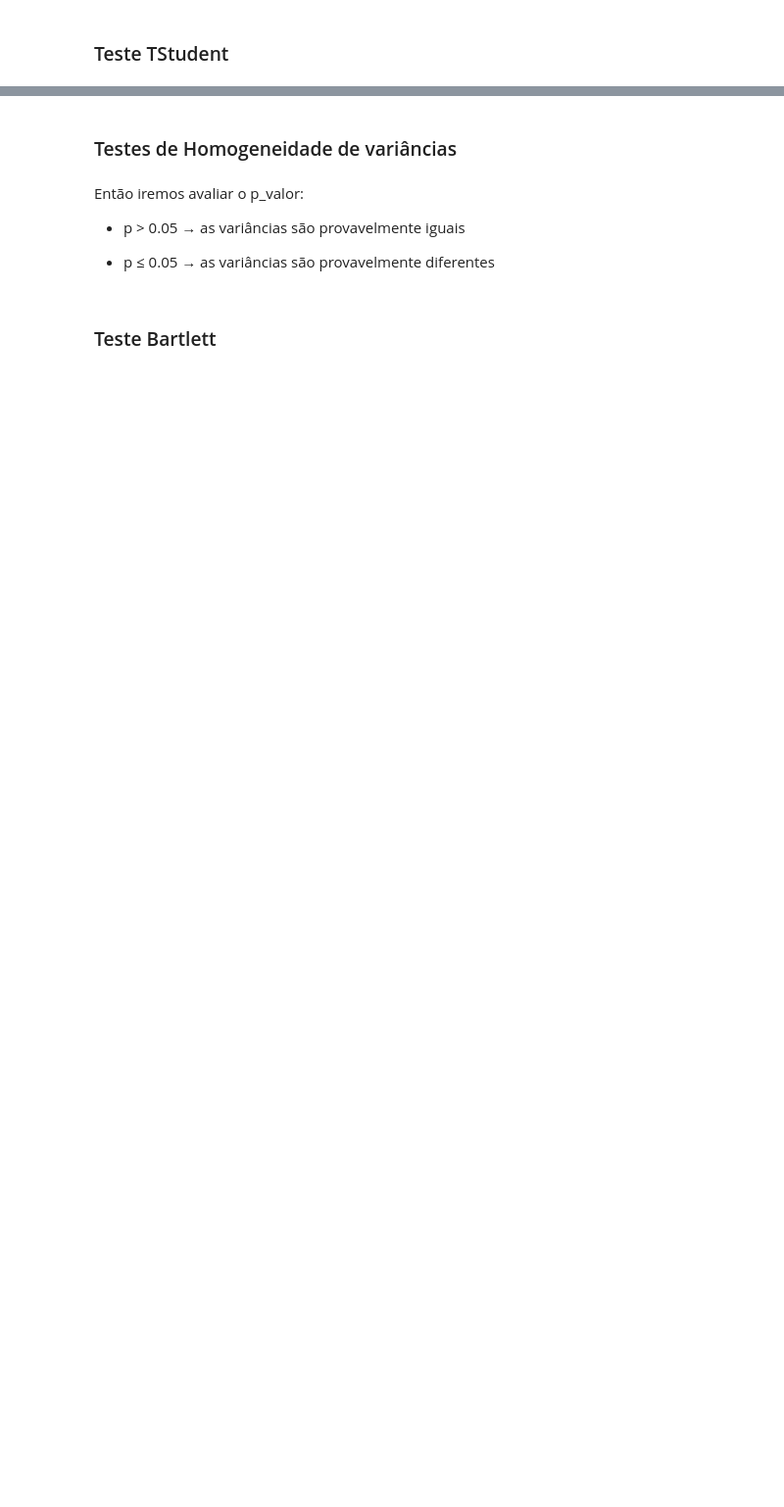
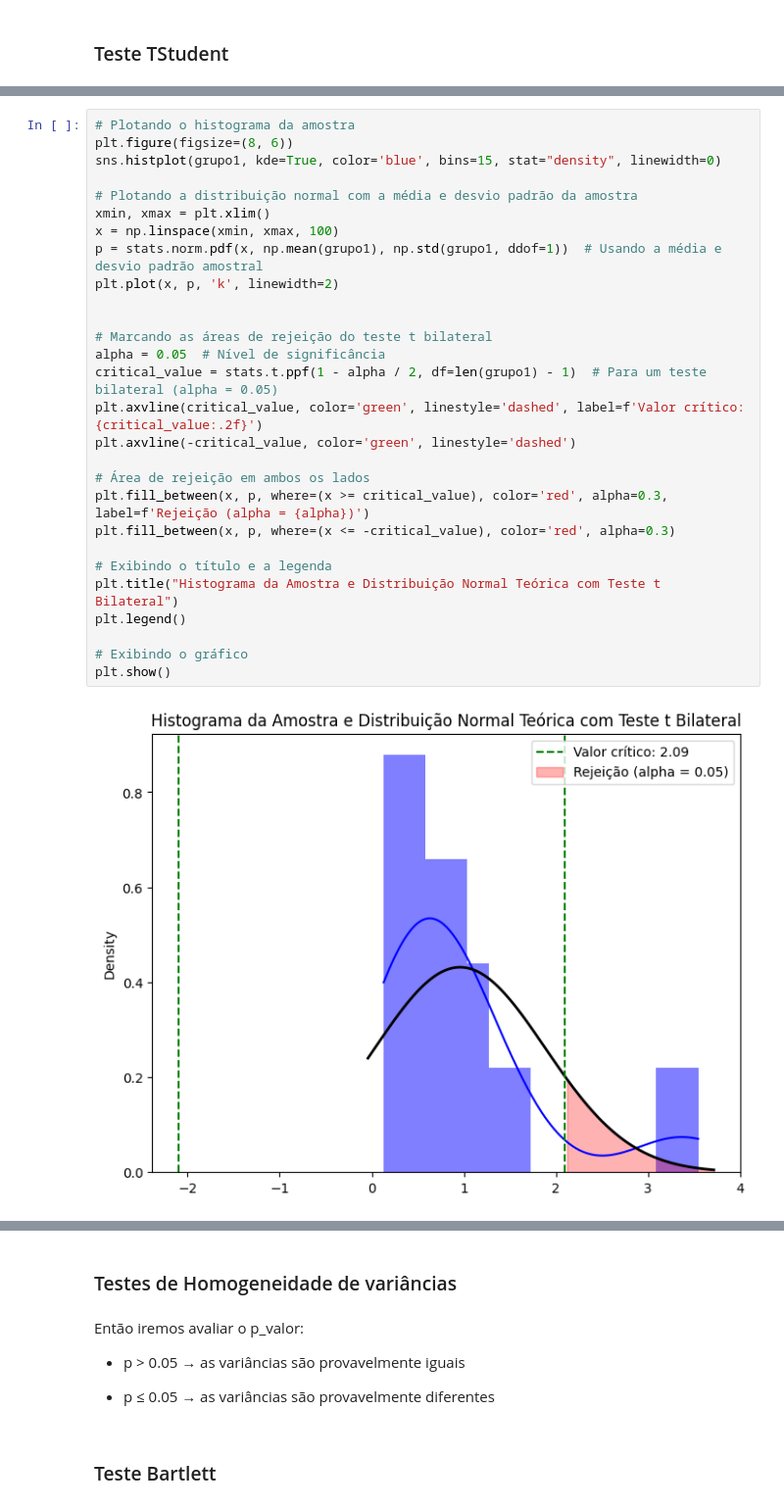
Before and after one commit to carlimmsantos/INFERENCIA_ESTATISTICA, a Jupyter notebook: Amostra-Dataset/amostra_aleatoria.ipynb, the cells around one changed output, grey strips where cells are left out. Shown: that part at 98% size. Cells and saved outputs as stored; diff of their text form; blank space fills up the shorter version.

```diff
--- a/Amostra-Dataset/amostra_aleatoria.ipynb
+++ b/Amostra-Dataset/amostra_aleatoria.ipynb
@@ -214,0 +374,30 @@ array([-0.82055955,  0.06640928, -0.04589827,  2.7164833 ,  1.99598589,
+# %%
+# Plotando o histograma da amostra
+plt.figure(figsize=(8, 6))
+sns.histplot(grupo1, kde=True, color='blue', bins=15, stat="density", linewidth=0)
+
+# Plotando a distribuição normal com a média e desvio padrão da amostra
+xmin, xmax = plt.xlim()
+x = np.linspace(xmin, xmax, 100)
+p = stats.norm.pdf(x, np.mean(grupo1), np.std(grupo1, ddof=1))  # Usando a média e desvio padrão amostral
+plt.plot(x, p, 'k', linewidth=2)
+
+
+# Marcando as áreas de rejeição do teste t bilateral
+alpha = 0.05  # Nível de significância
+critical_value = stats.t.ppf(1 - alpha / 2, df=len(grupo1) - 1)  # Para um teste bilateral (alpha = 0.05)
+plt.axvline(critical_value, color='green', linestyle='dashed', label=f'Valor crítico: {critical_value:.2f}')
+plt.axvline(-critical_value, color='green', linestyle='dashed')
+
+# Área de rejeição em ambos os lados
+plt.fill_between(x, p, where=(x >= critical_value), color='red', alpha=0.3, label=f'Rejeição (alpha = {alpha})')
+plt.fill_between(x, p, where=(x <= -critical_value), color='red', alpha=0.3)
+
+# Exibindo o título e a legenda
+plt.title("Histograma da Amostra e Distribuição Normal Teórica com Teste t Bilateral")
+plt.legend()
+
+# Exibindo o gráfico
+plt.show()
+# %% [output]
+[figure, added]
```
Also changed, not shown: parts of 53 cells of this notebook.
